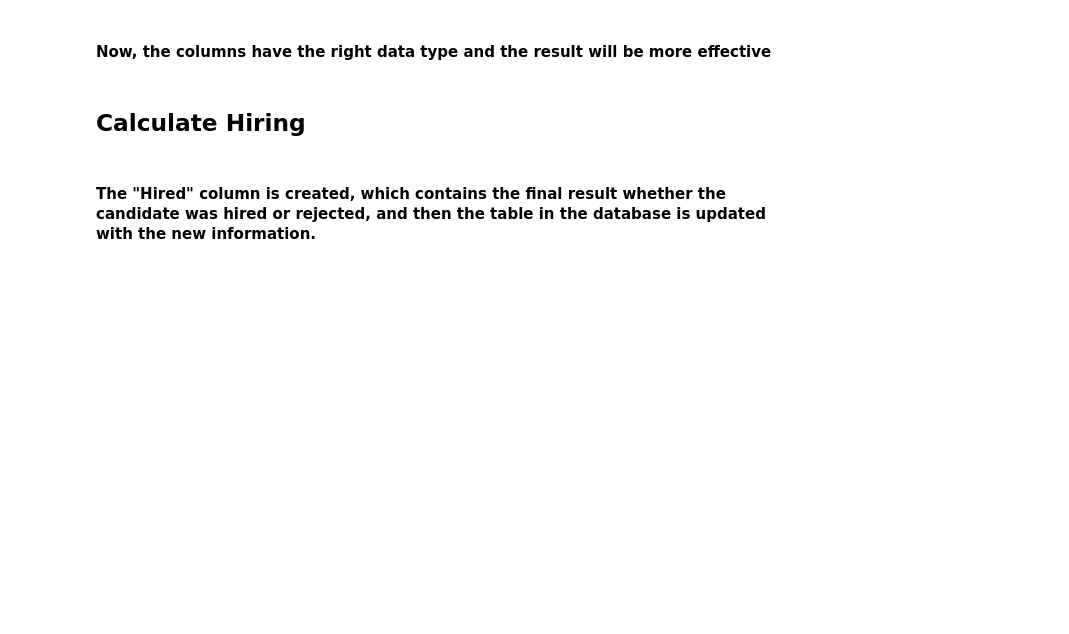
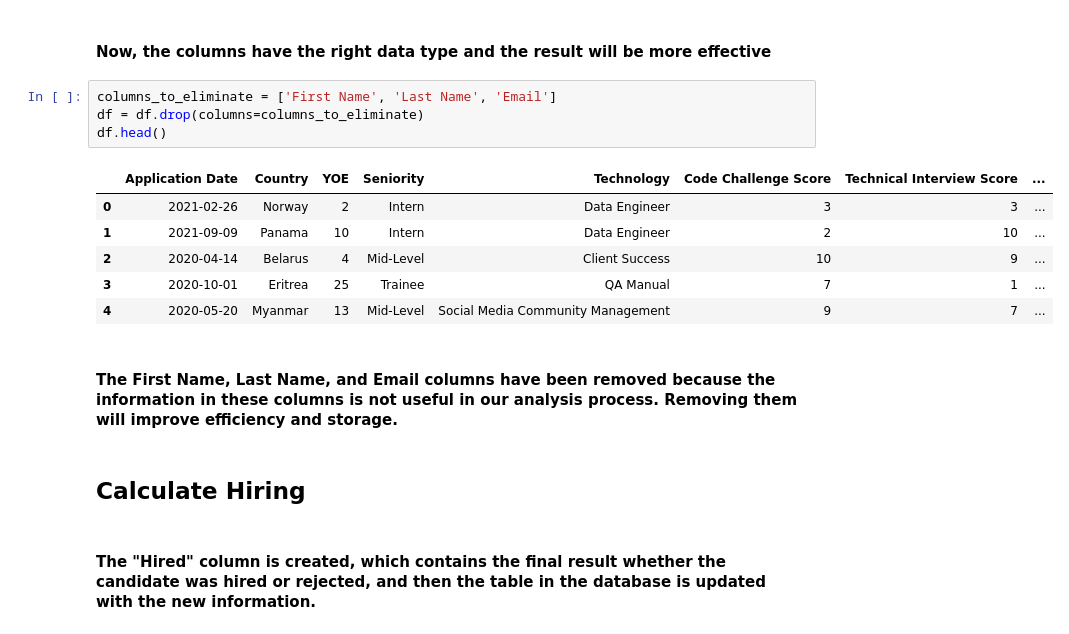
Before and after one commit to DaviMartinez0423/Workshop_ETL, a Jupyter notebook: notebooks/EDA.ipynb, the cells around one changed output. Drawn from its saved outputs; the diff is of its cells as text; blank space fills up the shorter version.

```diff
--- a/notebooks/EDA.ipynb
+++ b/notebooks/EDA.ipynb
@@ -95,5 +97,18 @@ memory usage: 3.8+ MB
 # %% [markdown]
 #### Now, the columns have the right data type and the result will be more effective
+# %%
+columns_to_eliminate = ['First Name', 'Last Name', 'Email']
+df = df.drop(columns=columns_to_eliminate)
+df.head()
+# %% [output]
+|  | Application Date | Country | YOE | Seniority | Technology | Code Challenge Score | Technical Interview Score | ... |
+| 0 | 2021-02-26 | Norway | 2 | Intern | Data Engineer | 3 | 3 | ... |
+| 1 | 2021-09-09 | Panama | 10 | Intern | Data Engineer | 2 | 10 | ... |
+| 2 | 2020-04-14 | Belarus | 4 | Mid-Level | Client Success | 10 | 9 | ... |
+| 3 | 2020-10-01 | Eritrea | 25 | Trainee | QA Manual | 7 | 1 | ... |
+| 4 | 2020-05-20 | Myanmar | 13 | Mid-Level | Social Media Community Management | 9 | 7 | ... |
+# %% [markdown]
+#### The First Name, Last Name, and Email columns have been removed because the information in these columns is not useful in our analysis process. Removing them will improve efficiency and storage.
 # %% [markdown]
 ## Calculate Hiring
 # %% [markdown]
```
Also changed, not shown: parts of 6 cells of this notebook, 2 other files.
